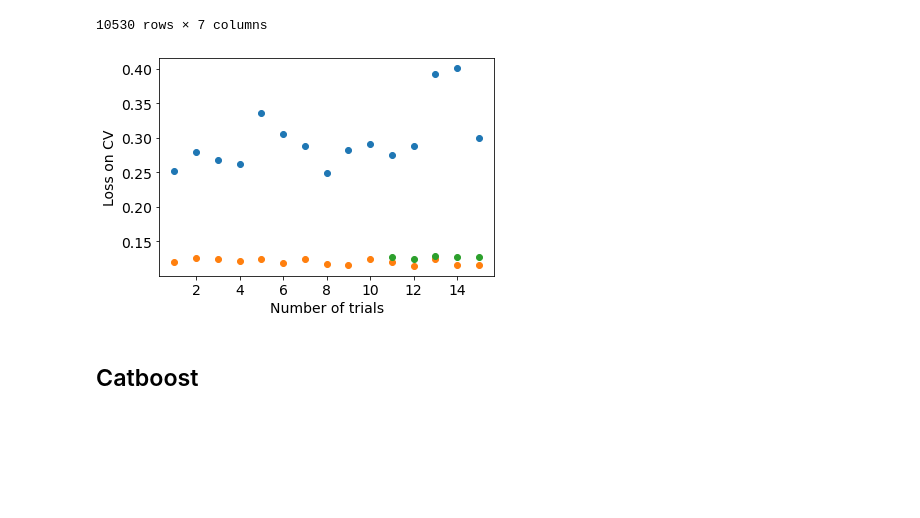
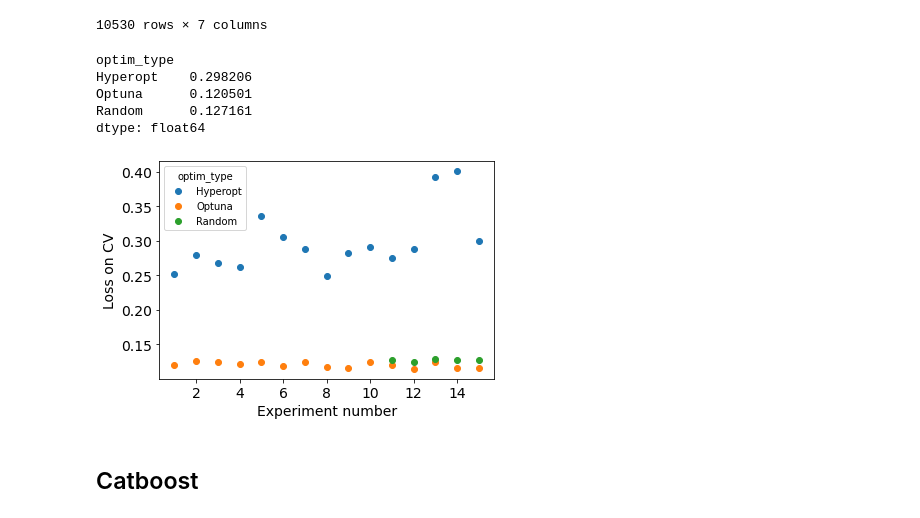
Before and after one commit to Birkamal/statistical_analysis, a Jupyter notebook: project_analysis.ipynb, the cells around one changed output. Saved outputs shown, nothing was run; the diff lists cells and outputs as text; code cells hidden in the pictures; blank space fills up the shorter version.

```diff
--- a/project_analysis.ipynb
+++ b/project_analysis.ipynb
@@ -144,21 +192,31 @@ result_l
 | 10528 | 0.608919 | {'boosting_type': 'goss', 'featur... | 300 | 1285 | 187.434871 | Hyperopt | 11 |
 | 10529 | 0.535729 | {'boosting_type': 'gbdt', 'featur... | 301 | 2413 | 277.769266 | Hyperopt | 11 |
 10530 rows × 7 columns
+# %%
+Lgbm_mean_minloss =np.mean(result_l.groupby(['experiment','optim_type']).min().unstack()['loss'])
+Lgbm_mean_minloss
+# %% [output]
+optim_type
+Hyperopt    0.298206
+Optuna      0.120501
+Random      0.127161
+dtype: float64
 # %%
 
 # Minimum Loss by each optimization technique
 #plt.figure( figsize=(12,8))
-plt.plot(figsize=(18,12))
-plt.plot(result_l.groupby(['experiment','optim_type']).min().unstack()['loss'],'o')#.plot(figsize=(10,6))
+#plt.plot(figsize=(18,12))
+#plt.plot(result_l.groupby(['experiment','optim_type']).min().unstack()['loss'],'o')#.plot(figsize=(10,6))
+result_l.groupby(['experiment','optim_type']).min().unstack()['loss'].plot(marker="o", linestyle="")
 #plt.title('Minimum loss achieved by each optimization on cross validation', size = 12)
-plt.xlabel('Number of trials',size=14)
+plt.xlabel('Experiment number',size=14)
 plt.ylabel('Loss on CV',size=14)
 plt.xticks(size=14)
 plt.yticks(size=14)
 plt.savefig("lgb_optim_min_loss_n.png")
 plt.show()
 # %% [output]
-[figure, old version]
+[figure, new version]
 # %% [markdown]
 ## Catboost
 # %%
```
Also changed, not shown: parts of 17 cells of this notebook.
